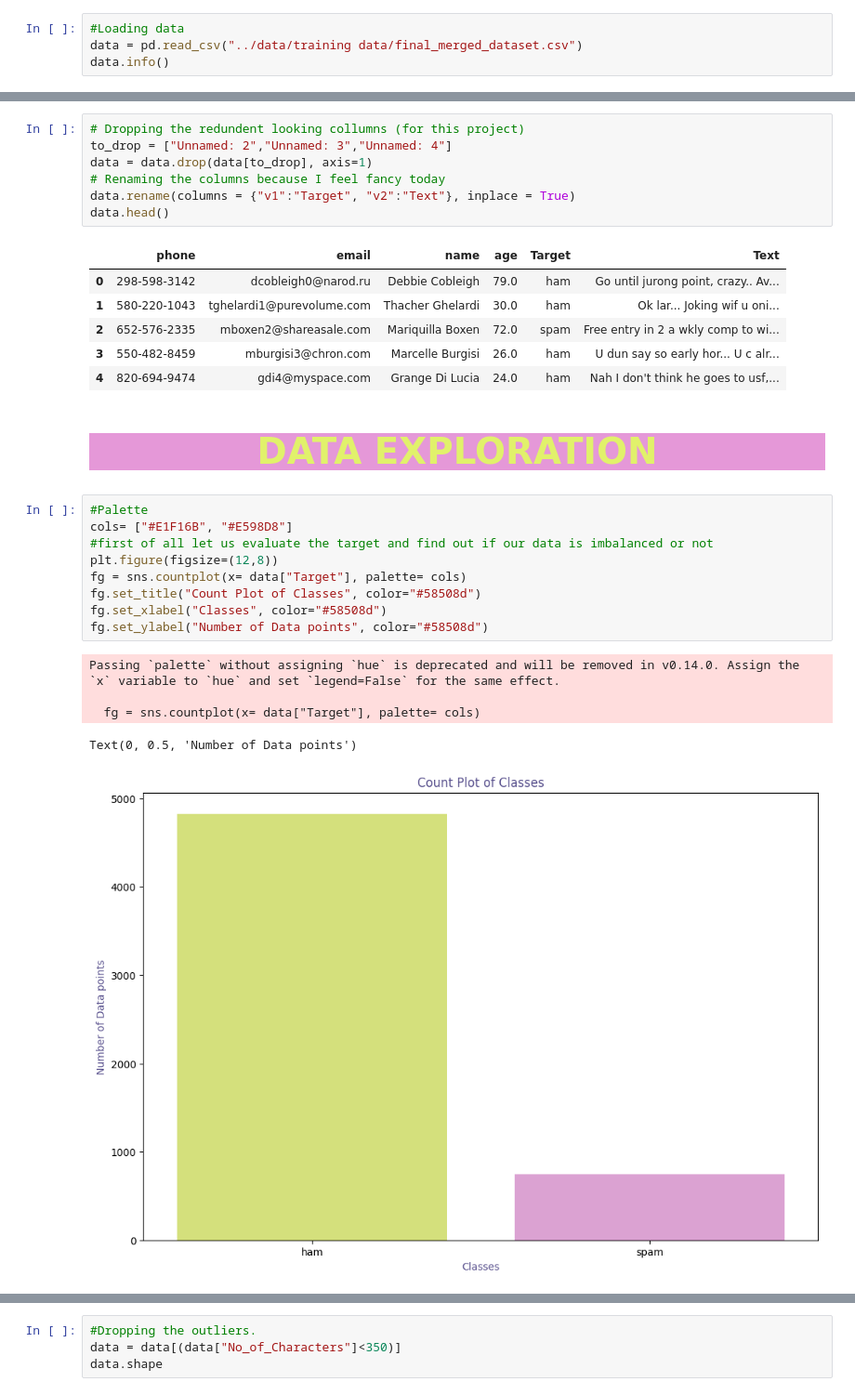
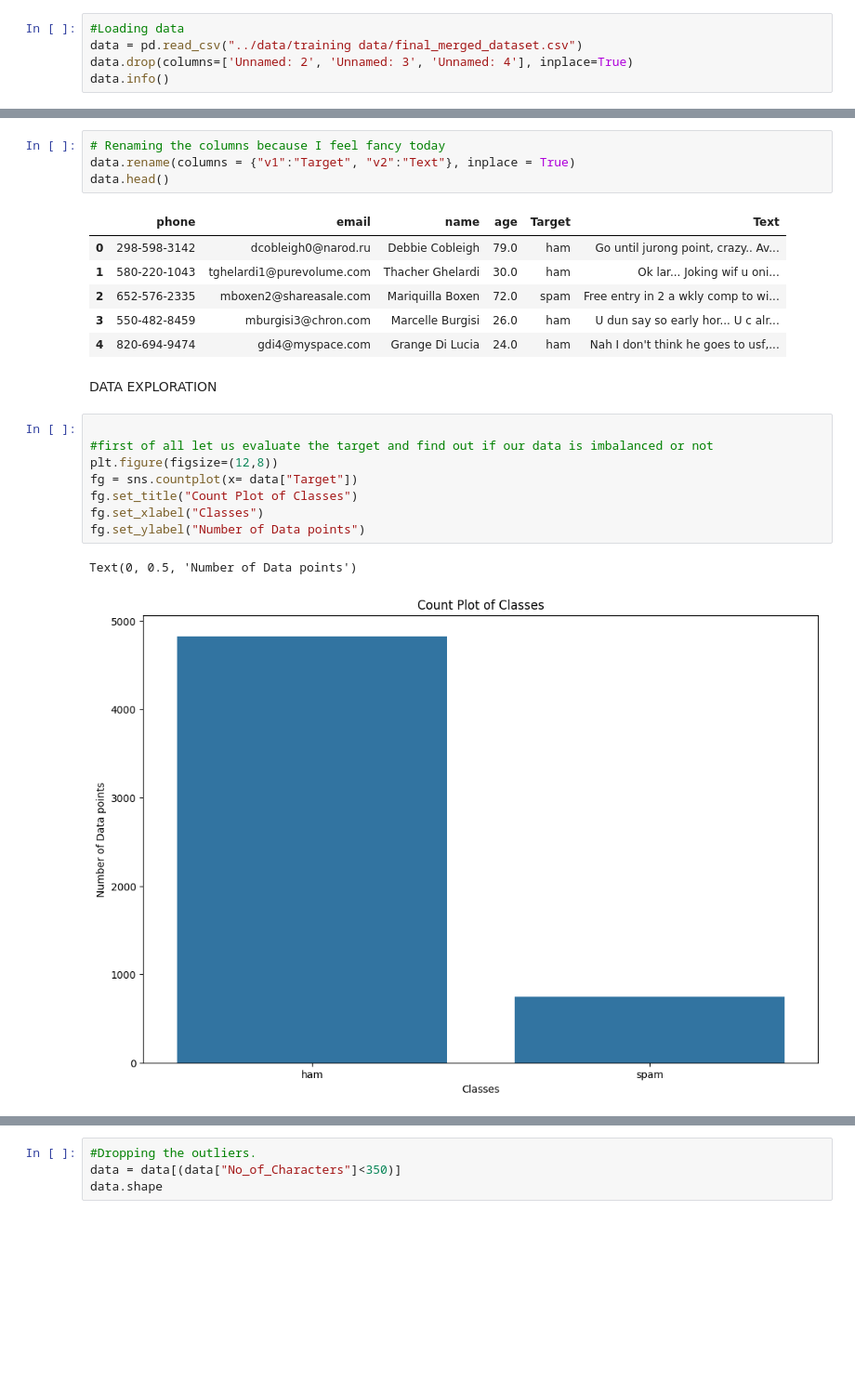
Before and after one commit to DiegoBoos/smishing, a Jupyter notebook: notebooks/spam-or-ham-sms-classifier.ipynb, the cells around one changed output, grey strips where cells are left out. Shown at 93% size. Cells and saved outputs as stored; diff of their text form; blank space fills up the shorter version.

```diff
--- a/notebooks/spam-or-ham-sms-classifier.ipynb
+++ b/notebooks/spam-or-ham-sms-classifier.ipynb
@@ -70,6 +30,7 @@ from sklearn.metrics import confusion_matrix
 # %%
 #Loading data
 data = pd.read_csv("../data/training data/final_merged_dataset.csv")
+data.drop(columns=['Unnamed: 2', 'Unnamed: 3', 'Unnamed: 4'], inplace=True)
 data.info()
 # %% [output]
 <class 'pandas.core.frame.DataFrame'>
@@ -91,7 +49,4 @@ memory usage: 391.9+ KB
 # %%
-# Dropping the redundent looking collumns (for this project)
-to_drop = ["Unnamed: 2","Unnamed: 3","Unnamed: 4"]
-data = data.drop(data[to_drop], axis=1)
 # Renaming the columns because I feel fancy today
 data.rename(columns = {"v1":"Target", "v2":"Text"}, inplace = True)
 data.head()
@@ -102,26 +57,19 @@ data.head()
 | 2 | 652-576-2335 | mboxen2@shareasale.com | Mariquilla Boxen | 72.0 | spam | Free entry in 2 a wkly comp to wi... |
 | 3 | 550-482-8459 | mburgisi3@chron.com | Marcelle Burgisi | 26.0 | ham | U dun say so early hor... U c alr... |
 | 4 | 820-694-9474 | gdi4@myspace.com | Grange Di Lucia | 24.0 | ham | Nah I don't think he goes to usf,... |
-# %% [markdown]
-
-
-<a id="3"></a>
-# <p style="background-color:#E598D8;font-family:newtimeroman;color:#E1F16B;font-size:150%;text-align:center;border-radius:20px 60px;">DATA EXPLORATION</p>
+# %% [markdown]
+DATA EXPLORATION
 # %%
-#Palette
-cols= ["#E1F16B", "#E598D8"]
+
 #first of all let us evaluate the target and find out if our data is imbalanced or not
 plt.figure(figsize=(12,8))
-fg = sns.countplot(x= data["Target"], palette= cols)
-fg.set_title("Count Plot of Classes", color="#58508d")
-fg.set_xlabel("Classes", color="#58508d")
-fg.set_ylabel("Number of Data points", color="#58508d")
+fg = sns.countplot(x= data["Target"])
+fg.set_title("Count Plot of Classes")
+fg.set_xlabel("Classes")
+fg.set_ylabel("Number of Data points")
 # %% [output]
-Passing `palette` without assigning `hue` is deprecated and will be removed in v0.14.0. Assign the `x` variable to `hue` and set `legend=False` for the same effect.
-
-  fg = sns.countplot(x= data["Target"], palette= cols)
+Text(0, 0.5, 'Number of Data points')
-Text(0, 0.5, 'Number of Data points')
-[figure, old version]
+[figure, new version]
 # %% [markdown]
 **Note:** From the above countplot the data imbalance is quite evident.
 
```
Also changed, not shown: parts of 34 cells of this notebook, 2 other files.
